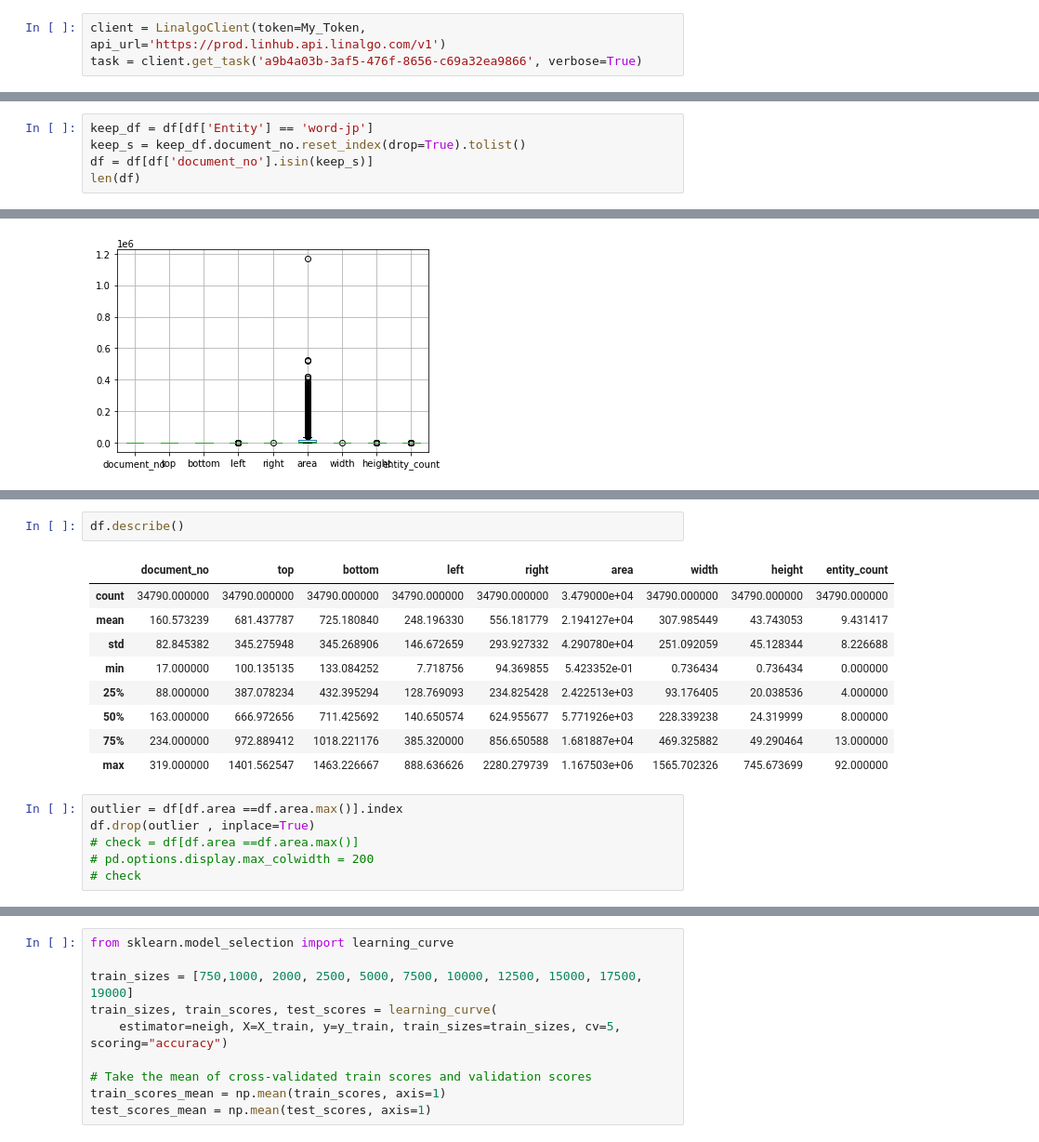
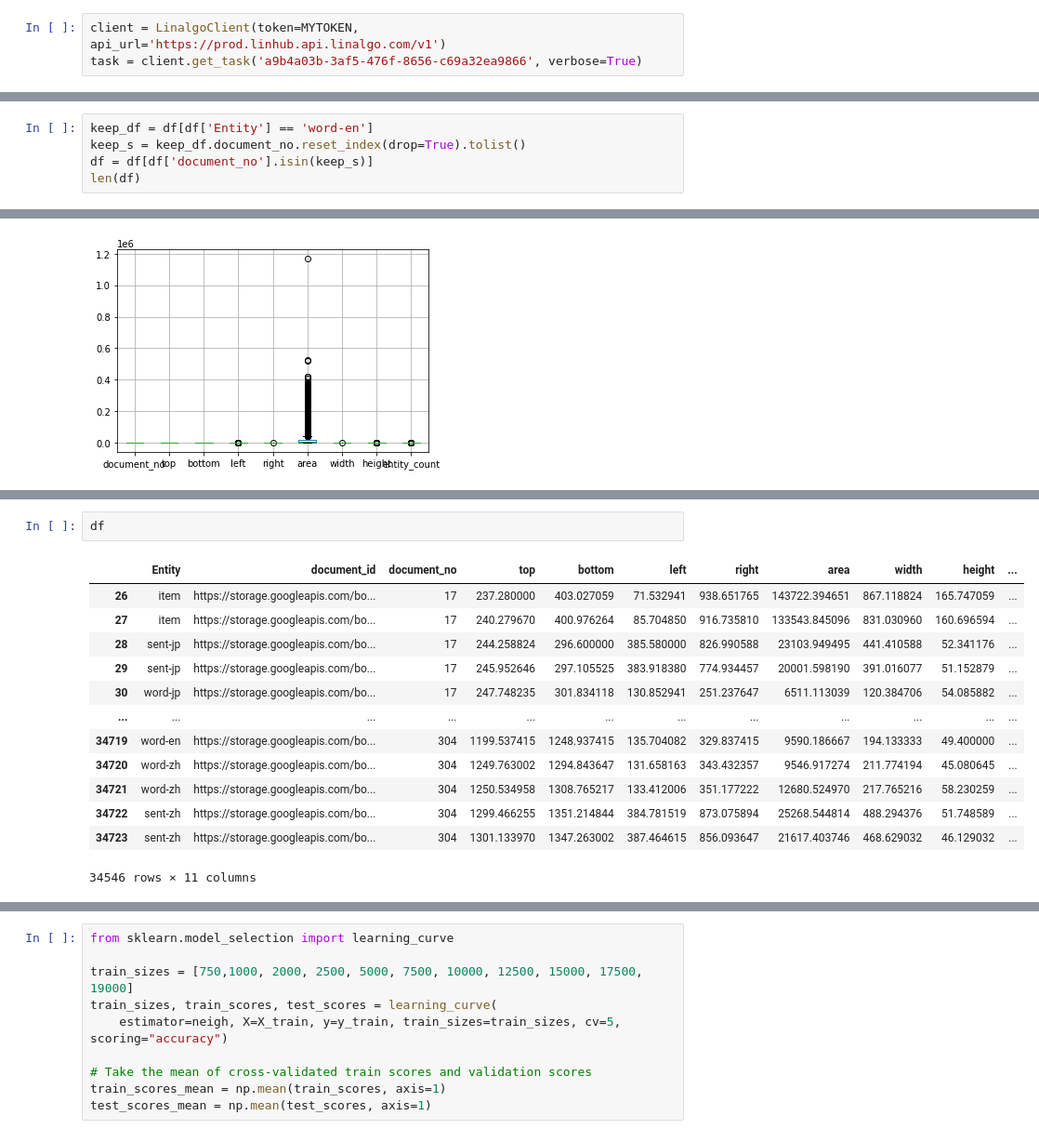
Before and after one commit to zapjanice/textbook_project, a Jupyter notebook: notebooks/Janice_data_exp.ipynb, the cells around one changed output, grey strips where cells are left out. Shown at 93% size. Saved outputs shown, nothing was run; the diff lists cells and outputs as text.

```diff
--- a/notebooks/Janice_data_exp.ipynb
+++ b/notebooks/Janice_data_exp.ipynb
@@ -21,7 +21,7 @@ from linalgo.annotate.models import Document, Annotation, Entity
 from linalgo.hub.client import LinalgoClient
 from linalgo.annotate.bbox import draw_bounding_boxes
 # %%
-client = LinalgoClient(token=My_Token, api_url='https://prod.linhub.api.linalgo.com/v1')
+client = LinalgoClient(token=MYTOKEN, api_url='https://prod.linhub.api.linalgo.com/v1')
 task = client.get_task('a9b4a03b-3af5-476f-8656-c69a32ea9866', verbose=True)
 # %% [output]
 Retrivieving task with id a9b4a03b-3af5-476f-8656-c69a32ea9866...
@@ -146,7 +146,7 @@ height          0
 entity_count    0
 dtype: int64
 # %%
-keep_df = df[df['Entity'] == 'word-jp']
+keep_df = df[df['Entity'] == 'word-en']
 keep_s = keep_df.document_no.reset_index(drop=True).tolist()
 df = df[df['document_no'].isin(keep_s)]
 len(df)
@@ -159,18 +166,16 @@ df.boxplot();
 # %%
-df.describe()
+df
 # %% [output]
-|  | document_no | top | bottom | left | right | area | width | height | entity_count |
-| count | 34790.000000 | 34790.000000 | 34790.000000 | 34790.000000 | 34790.000000 | 3.479000e+04 | 34790.000000 | 34790.000000 | 34790.000000 |
-| mean | 160.573239 | 681.437787 | 725.180840 | 248.196330 | 556.181779 | 2.194127e+04 | 307.985449 | 43.743053 | 9.431417 |
-| std | 82.845382 | 345.275948 | 345.268906 | 146.672659 | 293.927332 | 4.290780e+04 | 251.092059 | 45.128344 | 8.226688 |
-| min | 17.000000 | 100.135135 | 133.084252 | 7.718756 | 94.369855 | 5.423352e-01 | 0.736434 | 0.736434 | 0.000000 |
-| 25% | 88.000000 | 387.078234 | 432.395294 | 128.769093 | 234.825428 | 2.422513e+03 | 93.176405 | 20.038536 | 4.000000 |
-| 50% | 163.000000 | 666.972656 | 711.425692 | 140.650574 | 624.955677 | 5.771926e+03 | 228.339238 | 24.319999 | 8.000000 |
-| 75% | 234.000000 | 972.889412 | 1018.221176 | 385.320000 | 856.650588 | 1.681887e+04 | 469.325882 | 49.290464 | 13.000000 |
-| max | 319.000000 | 1401.562547 | 1463.226667 | 888.636626 | 2280.279739 | 1.167503e+06 | 1565.702326 | 745.673699 | 92.000000 |
+|  | Entity | document_id | document_no | top | bottom | left | right | area | width | height | ... |
+| 26 | item | https://storage.googleapis.com/bo... | 17 | 237.280000 | 403.027059 | 71.532941 | 938.651765 | 143722.394651 | 867.118824 | 165.747059 | ... |
+| 27 | item | https://storage.googleapis.com/bo... | 17 | 240.279670 | 400.976264 | 85.704850 | 916.735810 | 133543.845096 | 831.030960 | 160.696594 | ... |
+| 28 | sent-jp | https://storage.googleapis.com/bo... | 17 | 244.258824 | 296.600000 | 385.580000 | 826.990588 | 23103.949495 | 441.410588 | 52.341176 | ... |
+| 29 | sent-jp | https://storage.googleapis.com/bo... | 17 | 245.952646 | 297.105525 | 383.918380 | 774.934457 | 20001.598190 | 391.016077 | 51.152879 | ... |
+| 30 | word-jp | https://storage.googleapis.com/bo... | 17 | 247.748235 | 301.834118 | 130.852941 | 251.237647 | 6511.113039 | 120.384706 | 54.085882 | ... |
+| ... | ... | ... | ... | ... | ... | ... | ... | ... | ... | ... | ... |
+| 34719 | word-en | https://storage.googleapis.com/bo... | 304 | 1199.537415 | 1248.937415 | 135.704082 | 329.837415 | 9590.186667 | 194.133333 | 49.400000 | ... |
+| 34720 | word-zh | https://storage.googleapis.com/bo... | 304 | 1249.763002 | 1294.843647 | 131.658163 | 343.432357 | 9546.917274 | 211.774194 | 45.080645 | ... |
+| 34721 | word-zh | https://storage.googleapis.com/bo... | 304 | 1250.534958 | 1308.765217 | 133.412006 | 351.177222 | 12680.524970 | 217.765216 | 58.230259 | ... |
+| 34722 | sent-zh | https://storage.googleapis.com/bo... | 304 | 1299.466255 | 1351.214844 | 384.781519 | 873.075894 | 25268.544814 | 488.294376 | 51.748589 | ... |
+| 34723 | sent-zh | https://storage.googleapis.com/bo... | 304 | 1301.133970 | 1347.263002 | 387.464615 | 856.093647 | 21617.403746 | 468.629032 | 46.129032 | ... |
+34546 rows × 11 columns
-# %%
-outlier = df[df.area ==df.area.max()].index
-df.drop(outlier , inplace=True)
-# check = df[df.area ==df.area.max()]
-# pd.options.display.max_colwidth = 200
-# check
```
Also changed, not shown: parts of 25 cells of this notebook.
